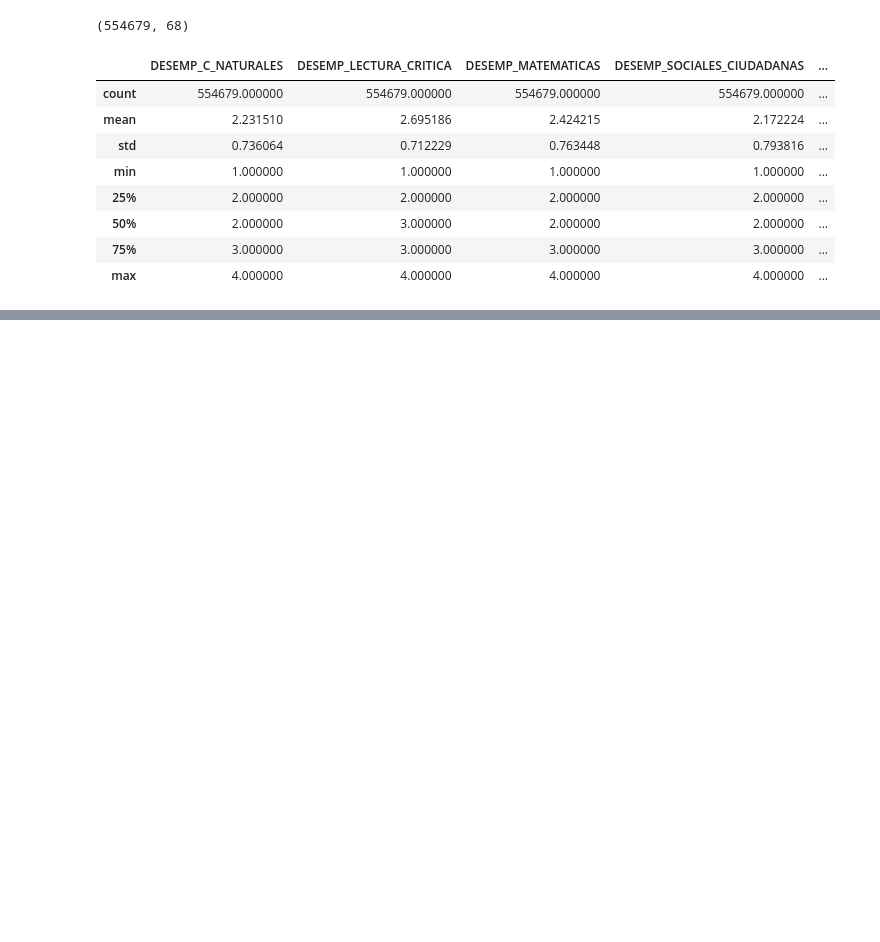
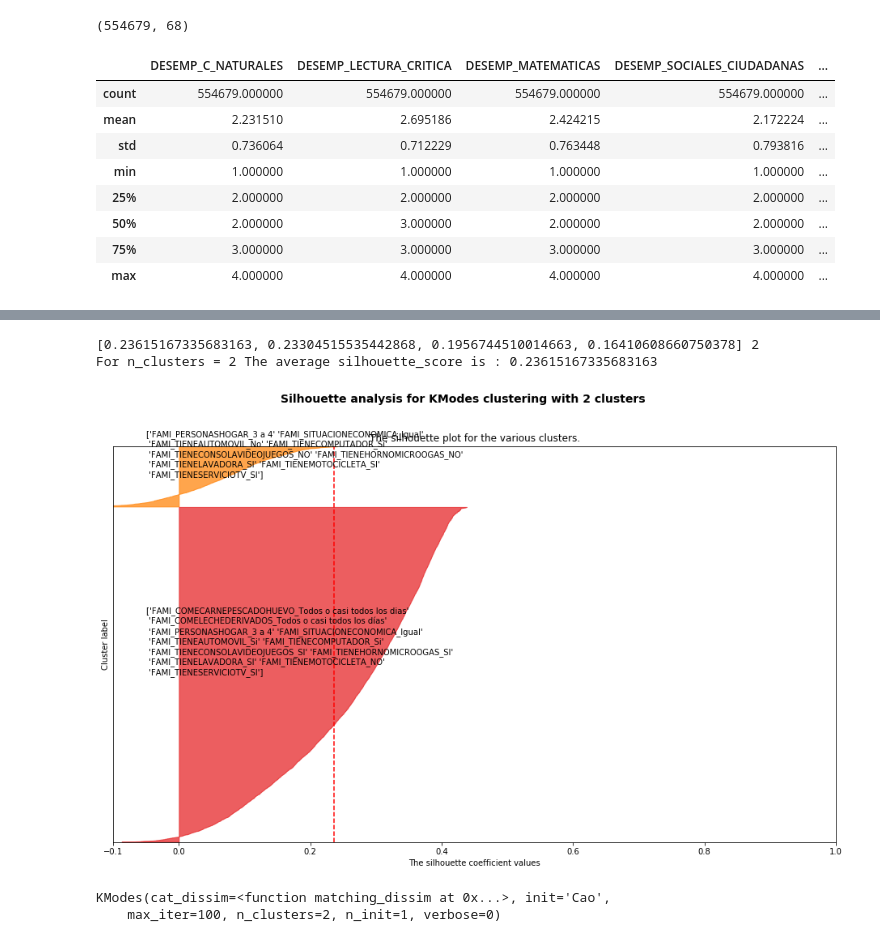
Before and after one commit to ingJSNA/dataMining2018, a Jupyter notebook: ICFES 4 Clustering.ipynb, the cells around one changed output, grey strips where cells are left out. Drawn from its saved outputs; the diff is of its cells as text; code cells hidden in the pictures; blank space fills up the shorter version.

```diff
--- a/ICFES 4 Clustering.ipynb
+++ b/ICFES 4 Clustering.ipynb
@@ -233,0 +277,9 @@ plot_silhouette_score(range_n_clusters)
+# %%
+print(silhouette_avg, range_n_clusters[np.argmax(silhouette_avg)])
+plot_silhouette(X, range_n_clusters[np.argmax(silhouette_avg)], dummies.columns)
+# %% [output]
+[0.23615167335683163, 0.23304515535442868, 0.1956744510014663, 0.16410608660750378] 2
+For n_clusters = 2 The average silhouette_score is : 0.23615167335683163
+[figure, added]
+KModes(cat_dissim=<function matching_dissim at 0x...>, init='Cao',
+    max_iter=100, n_clusters=2, n_init=1, verbose=0)
```
Also changed, not shown: parts of 10 cells of this notebook.
